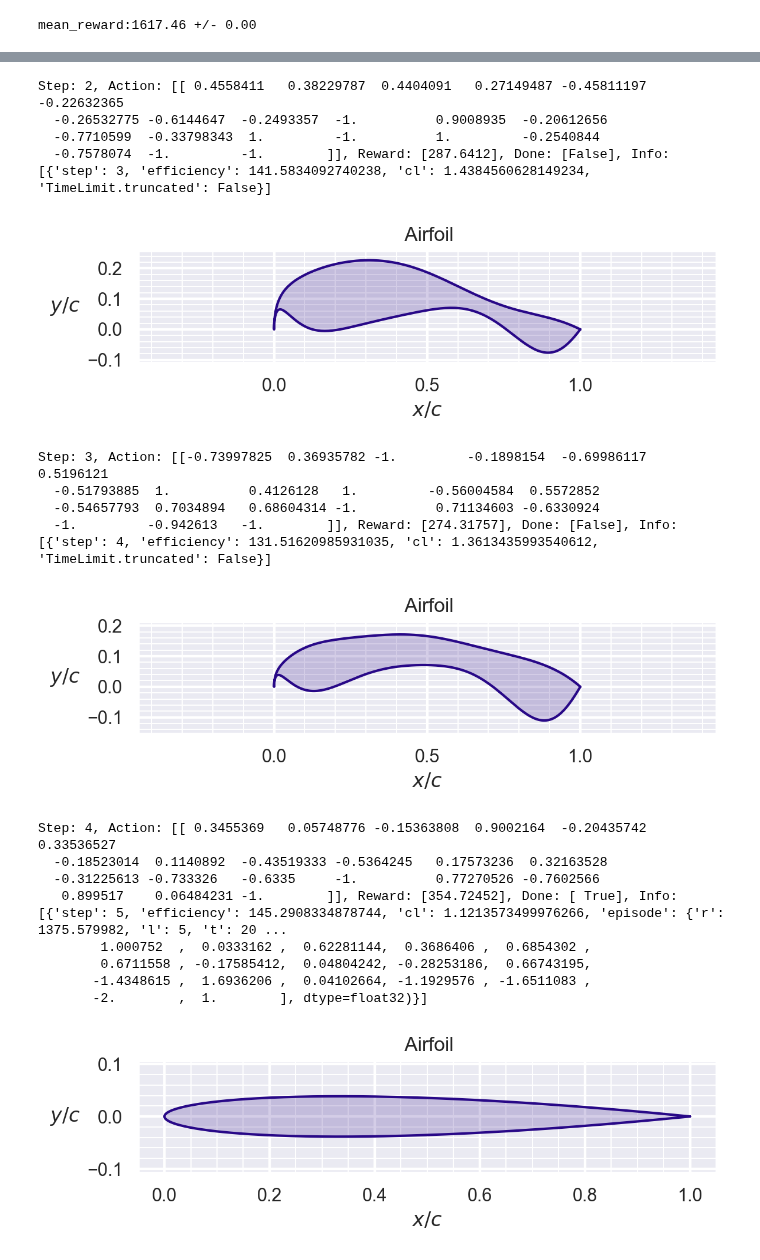
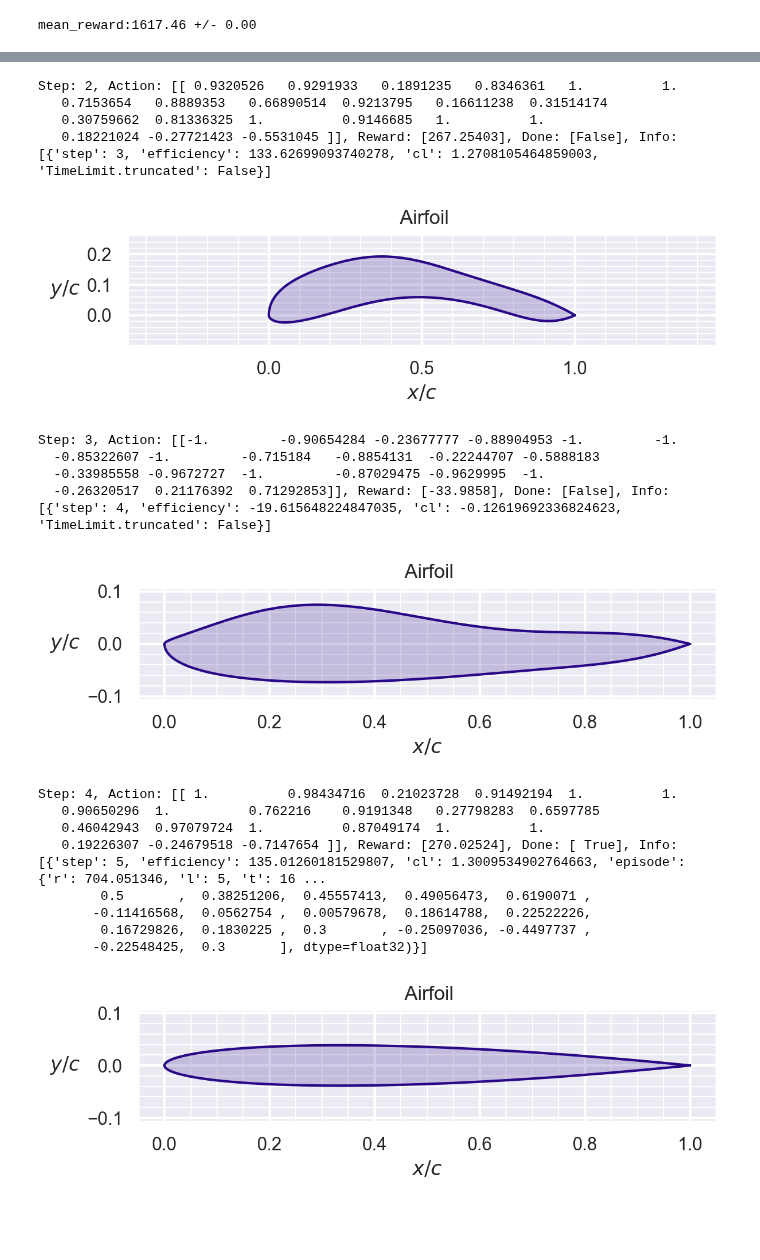
Before and after one commit to DRL-Geometry-Optimization/DRLFoil, a Jupyter notebook: main.ipynb, the cells around one changed output, grey strips where cells are left out. Saved outputs shown, nothing was run; the diff lists cells and outputs as text; code cells hidden in the pictures; blank space fills up the shorter version.

```diff
--- a/main.ipynb
+++ b/main.ipynb
@@ -7,8 +7,8 @@ from stable_baselines3 import PPO
 from stable_baselines3.common.evaluation import evaluate_policy
 # %%
 env = gym.make('AirfoilEnv-v0', n_params=10, max_steps=5, scale_actions = 0.4, airfoil_seed = [0.1*np.ones(10), -0.1*np.ones(10), 0.0],
-               cl_reward = True, cl_reset = 1, render_mode = "human")
-model = PPO.load("15042024_ClTargetAuto_256_256_3", env=env)
+               cl_reward = True, cl_reset = 0.3, render_mode = "human")
+model = PPO.load("15042024_ClTargetAuto_256_256_AntiNose", env=env)
 # %% [output]
 Wrapping the env with a `Monitor` wrapper
 Wrapping the env in a DummyVecEnv.
@@ -28,7 +28,7 @@ obs = vec_env.reset()
 # %%
 
 for i in range(20):
-    action, _states = model.predict(obs, deterministic=False)
+    action, _states = model.predict(obs, deterministic=True)
     obs, rewards, dones, info = vec_env.step(action)
     print(f"Step: {i}, Action: {action}, Reward: {rewards}, Done: {dones}, Info: {info}")
     vec_env.render()
@@ -46,19 +46,19 @@ Step: 1, Action: [[ 0.65201586  0.16634384 -0.4273466   0.12715837  0.59676635
-Step: 2, Action: [[ 0.4558411   0.38229787  0.4404091   0.27149487 -0.45811197 -0.22632365
-  -0.26532775 -0.6144647  -0.2493357  -1.          0.9008935  -0.20612656
-  -0.7710599  -0.33798343  1.         -1.          1.         -0.2540844
-  -0.7578074  -1.         -1.        ]], Reward: [287.6412], Done: [False], Info: [{'step': 3, 'efficiency': 141.5834092740238, 'cl': 1.4384560628149234, 'TimeLimit.truncated': False}]
+Step: 2, Action: [[ 0.9320526   0.9291933   0.1891235   0.8346361   1.          1.
+   0.7153654   0.8889353   0.66890514  0.9213795   0.16611238  0.31514174
+   0.30759662  0.81336325  1.          0.9146685   1.          1.
+   0.18221024 -0.27721423 -0.5531045 ]], Reward: [267.25403], Done: [False], Info: [{'step': 3, 'efficiency': 133.62699093740278, 'cl': 1.2708105464859003, 'TimeLimit.truncated': False}]
-[figure, old version]
+[figure, new version]
-Step: 3, Action: [[-0.73997825  0.36935782 -1.         -0.1898154  -0.69986117  0.5196121
-  -0.51793885  1.          0.4126128   1.         -0.56004584  0.5572852
-  -0.54657793  0.7034894   0.68604314 -1.          0.71134603 -0.6330924
-  -1.         -0.942613   -1.        ]], Reward: [274.31757], Done: [False], Info: [{'step': 4, 'efficiency': 131.51620985931035, 'cl': 1.3613435993540612, 'TimeLimit.truncated': False}]
+Step: 3, Action: [[-1.         -0.90654284 -0.23677777 -0.88904953 -1.         -1.
+  -0.85322607 -1.         -0.715184   -0.8854131  -0.22244707 -0.5888183
+  -0.33985558 -0.9672727  -1.         -0.87029475 -0.9629995  -1.
+  -0.26320517  0.21176392  0.71292853]], Reward: [-33.9858], Done: [False], Info: [{'step': 4, 'efficiency': -19.615648224847035, 'cl': -0.12619692336824623, 'TimeLimit.truncated': False}]
-[figure, old version]
+[figure, new version]
-Step: 4, Action: [[ 0.3455369   0.05748776 -0.15363808  0.9002164  -0.20435742  0.33536527
-  -0.18523014  0.1140892  -0.43519333 -0.5364245   0.17573236  0.32163528
-  -0.31225613 -0.733326   -0.6335     -1.          0.77270526 -0.7602566
-   0.899517    0.06484231 -1.        ]], Reward: [354.72452], Done: [ True], Info: [{'step': 5, 'efficiency': 145.2908334878744, 'cl': 1.1213573499976266, 'episode': {'r': 1375.579982, 'l': 5, 't': 20 ...
-        1.000752  ,  0.0333162 ,  0.62281144,  0.3686406 ,  0.6854302 ,
-        0.6711558 , -0.17585412,  0.04804242, -0.28253186,  0.66743195,
-       -1.4348615 ,  1.6936206 ,  0.04102664, -1.1929576 , -1.6511083 ,
-       -2.        ,  1.        ], dtype=float32)}]
+Step: 4, Action: [[ 1.          0.98434716  0.21023728  0.91492194  1.          1.
+   0.90650296  1.          0.762216    0.9191348   0.27798283  0.6597785
+   0.46042943  0.97079724  1.          0.87049174  1.          1.
+   0.19226307 -0.24679518 -0.7147654 ]], Reward: [270.02524], Done: [ True], Info: [{'step': 5, 'efficiency': 135.01260181529807, 'cl': 1.3009534902764663, 'episode': {'r': 704.051346, 'l': 5, 't': 16 ...
+        0.5       ,  0.38251206,  0.45557413,  0.49056473,  0.6190071 ,
+       -0.11416568,  0.0562754 ,  0.00579678,  0.18614788,  0.22522226,
+        0.16729826,  0.1830225 ,  0.3       , -0.25097036, -0.4497737 ,
+       -0.22548425,  0.3       ], dtype=float32)}]
 [figure]
```
Also changed, not shown: parts of 1 cell of this notebook.
